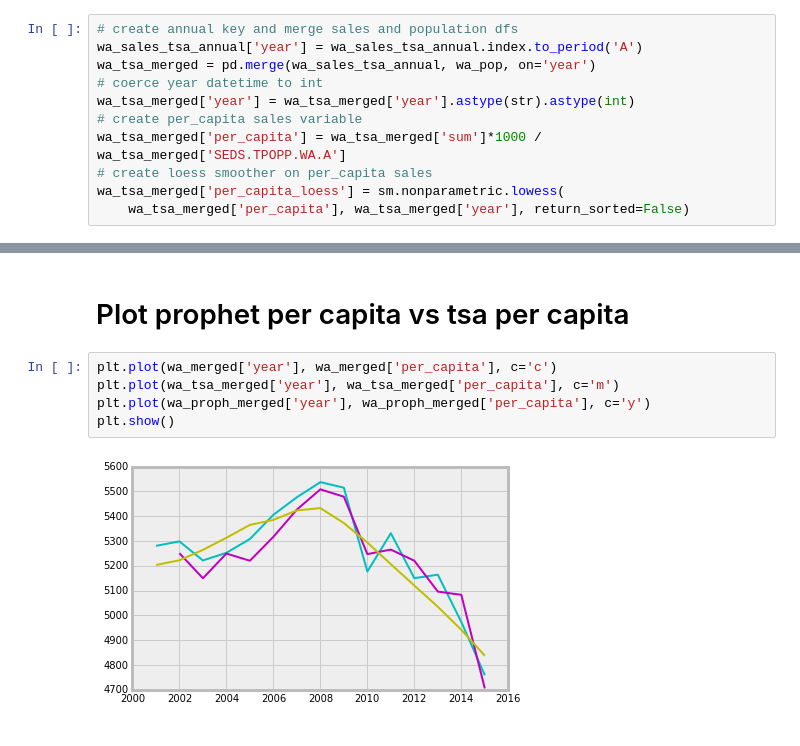
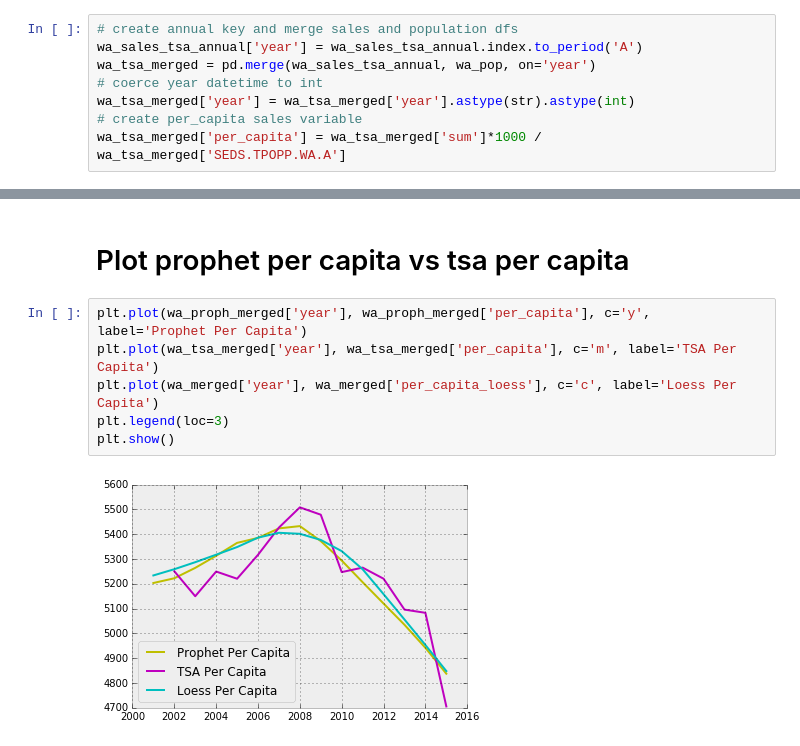
Before and after one commit to johnmrudolph/jupyter_blog, a Jupyter notebook: declining_wa_consumption.ipynb, the cells around one changed output, grey strips where cells are left out. Cells and saved outputs as stored; diff of their text form.

```diff
--- a/declining_wa_consumption.ipynb
+++ b/declining_wa_consumption.ipynb
@@ -119,9 +130,6 @@ wa_tsa_merged = pd.merge(wa_sales_tsa_annual, wa_pop, on='year')
 wa_tsa_merged['year'] = wa_tsa_merged['year'].astype(str).astype(int)
 # create per_capita sales variable
 wa_tsa_merged['per_capita'] = wa_tsa_merged['sum']*1000 / wa_tsa_merged['SEDS.TPOPP.WA.A']
-# create loess smoother on per_capita sales
-wa_tsa_merged['per_capita_loess'] = sm.nonparametric.lowess(
-    wa_tsa_merged['per_capita'], wa_tsa_merged['year'], return_sorted=False)
 # %% [markdown]
 # Plot deseasonalized per capita consumption
 # %%
@@ -169,9 +178,10 @@ wa_proph_merged['per_capita'] = (wa_proph_merged['sum']*1000 /
 # %% [markdown]
 # Plot prophet per capita vs tsa per capita
 # %%
-plt.plot(wa_merged['year'], wa_merged['per_capita'], c='c')
-plt.plot(wa_tsa_merged['year'], wa_tsa_merged['per_capita'], c='m')
-plt.plot(wa_proph_merged['year'], wa_proph_merged['per_capita'], c='y')
+plt.plot(wa_proph_merged['year'], wa_proph_merged['per_capita'], c='y', label='Prophet Per Capita')
+plt.plot(wa_tsa_merged['year'], wa_tsa_merged['per_capita'], c='m', label='TSA Per Capita')
+plt.plot(wa_merged['year'], wa_merged['per_capita_loess'], c='c', label='Loess Per Capita')
+plt.legend(loc=3)
 plt.show()
 # %% [output]
-[figure, old version]
+[figure, new version]
```
Also changed, not shown: parts of 7 cells of this notebook, 1 other file.
